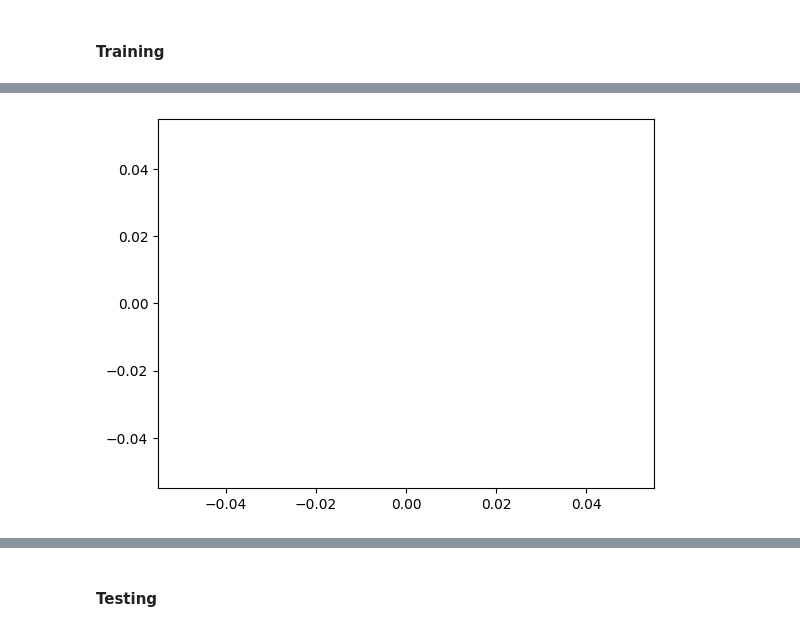
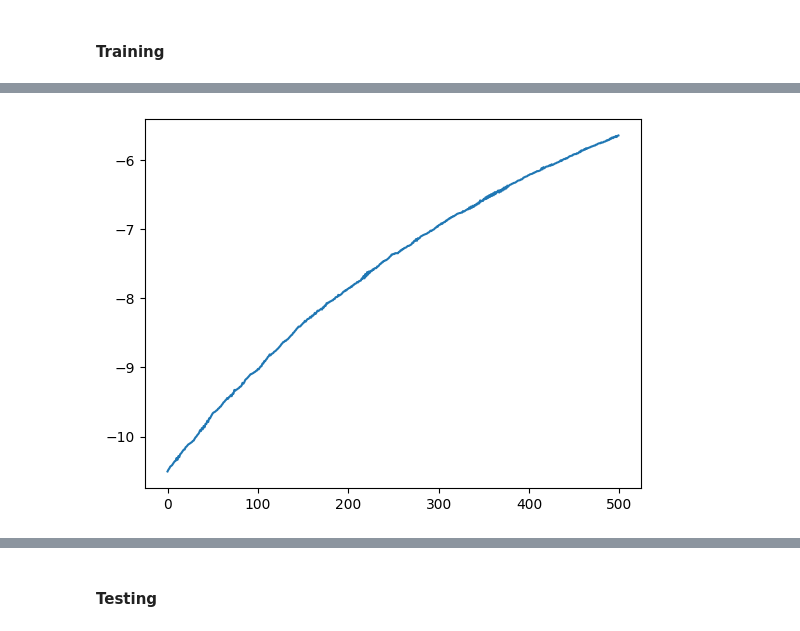
Before and after one commit to JuliIglesias/Inteligencia-Artificial, a Jupyter notebook: TP_1_Base_Bernardez,_Iglesias,_Rickert.ipynb, the cells around one changed output, grey strips where cells are left out. Cells and saved outputs as stored; diff of their text form; code cells hidden in the pictures.

```diff
--- a/TP_1_Base_Bernardez,_Iglesias,_Rickert.ipynb
+++ b/TP_1_Base_Bernardez,_Iglesias,_Rickert.ipynb
@@ -559,6 +577,6 @@ class GLMRegression:
 # %% [markdown]
 Entrenamos nuestro modelo de regresion lineal y obtenemos los pesos correspondientes
 # %%
-glm = GLMRegression(model,step_size=0.00005,max_iter=10000)
+glm = GLMRegression(model,step_size=0.00005,max_iter=1000)
 glm.fit(X_train,y_train)
 # %% [output]
@@ -690,7 +708,7 @@ GLM Regression picked 315 features and eliminated the other 4 features
 Implementamos nuestra propia version de Lasso y desarrolamos un modelo predictivo en funcion a esta
 # %%
 class LassoRegression:
-    def __init__(self, hypothesis, alpha = 1, step_size=0.00005, max_iter=100000, eps=1e-10,theta_0=None, verbose=True):
+    def __init__(self, hypothesis, alpha=1, step_size=0.00005, max_iter=1000, eps=1e-10, theta_0=None, verbose=True):
         self.theta = theta_0
         self.step_size = step_size
         self.max_iter = max_iter
@@ -702,21 +720,22 @@ class LassoRegression:
         self.losses = []
 
     def fit(self, x, y):
+
         iternumber = 0
         if self.theta is None:
-          self.theta = np.zeros(x.shape[1])
+            self.theta = np.zeros(x.shape[1])
 
         while iternumber < self.max_iter:
             iternumber += 1
 
-            predicted_probabilities = self.predict(x)
+            predicted_probabilities = self.predict(x) # nxm * mx1 = nx1
 
-            error = predicted_probabilities -y
+            error = predicted_probabilities - y # nx1
 
-            gradient = np.dot(x.transpose(),error)
+            gradient = np.dot(x.transpose(), error) + self.alpha * np.sign(self.theta) # (mxn * nx1 = mx1) + mx1 = mx1
 
-            if self.verbose and iternumber % 1000 == 0:
-                print(str(iternumber)+' '+str(np.sum(np.abs(error))))
+            if self.verbose:
+                print(str(iternumber) + ' ' + str(np.sum(error)))
 
             theta_old = self.theta
             self.theta_progress.append(self.theta)
@@ -724,18 +743,18 @@ class LassoRegression:
             self.losses.append(np.sum(error))
             self.theta = self.theta - self.step_size * gradient
 
-            self.theta = np.around(self.theta,5)
+            self.theta = np.around(self.theta.astype(np.double), 5)
 
-            if (abs(self.theta-theta_old) < self.eps).all():
+            if (abs(self.theta - theta_old) < self.eps).all():
                 break
 
         return self.theta
 
     def predict(self, x):
-      return self.hypothesis(x,self.theta)
+        return self.hypothesis(x, self.theta)
 # %% [markdown]
 #### Training
 # %%
-lasso_reg = LassoRegression(model,step_size=0.0005, alpha=0.001,max_iter=10000)
-thetas = lasso_reg.fit(X_train,y_train)
+lasso_reg = LassoRegression(model,step_size=0.00005, alpha=0.1,max_iter=1000)
+lasso_reg.fit(X_train,y_train)
 # %% [output]
@@ -748,7 +795,7 @@ thetas = lasso_reg.fit(X_train,y_train)
 # %%
-plt.plot(np.array(lasso_reg.losses)[5000:])
+plt.plot(np.array(lasso_reg.losses)[500:5000])
 plt.show()
 # %% [output]
-[figure, old version]
+[figure, new version]
 # %%
 import matplotlib.pyplot as plt
```
Also changed, not shown: parts of 21 cells of this notebook.
